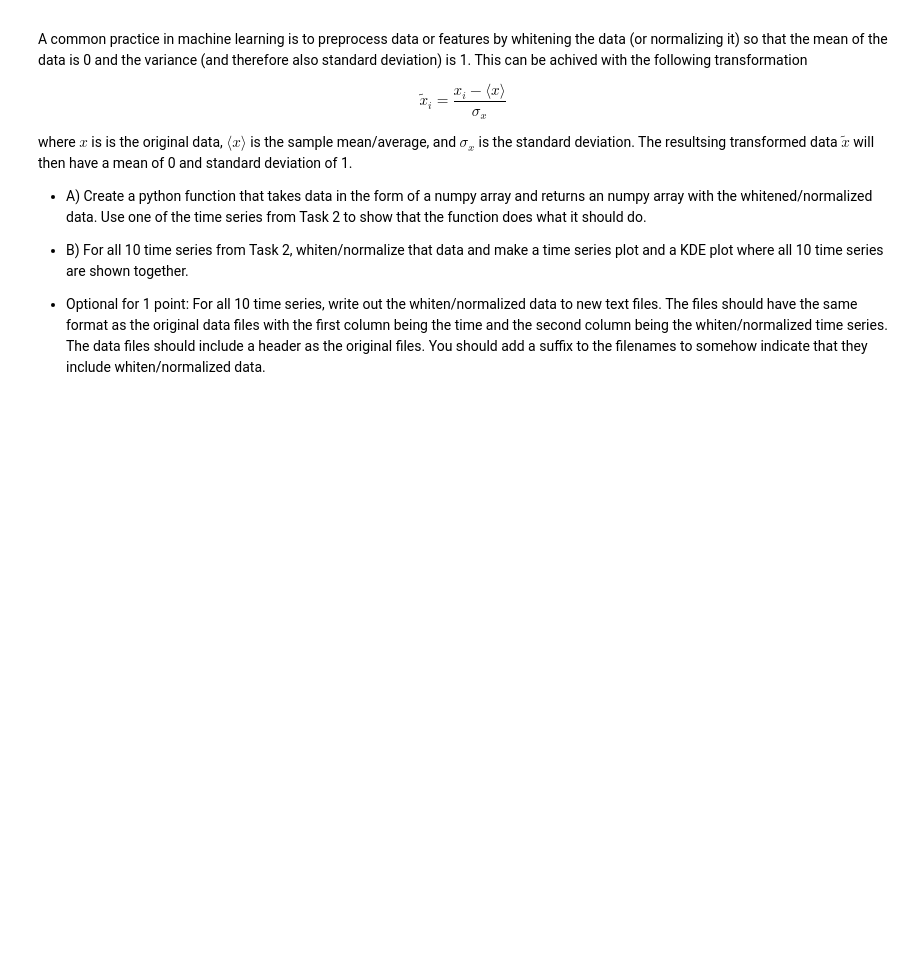
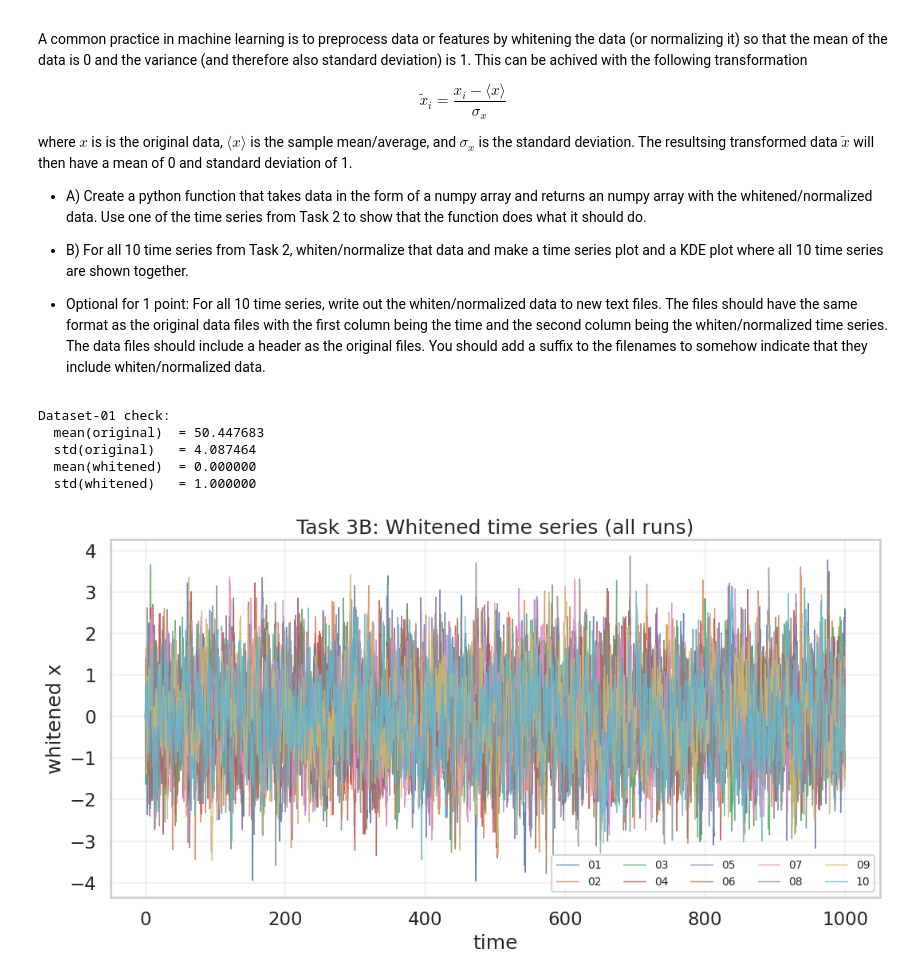
Before and after one commit to SaraAlinejad/vae_test_1, a Jupyter notebook: Alinejad_Assignment_1.ipynb, the cells around one changed output. Drawn from its saved outputs; the diff is of its cells as text; code cells hidden in the pictures; blank space fills up the shorter version.

```diff
--- a/Alinejad_Assignment_1.ipynb
+++ b/Alinejad_Assignment_1.ipynb
@@ -298,3 +392,57 @@ where $x$ is is the original data, $\langle x \rangle$ is the sample mean/averag
 - B) For all 10 time series from Task 2, whiten/normalize that data and make a time series plot and a KDE plot where all 10 time series are shown together.
 
 - Optional for 1 point: For all 10 time series, write out the whiten/normalized data to new text files. The files should have the same format as the original data files with the first column being the time and the second column being the whiten/normalized time series. The data files should include a header as the original files. You should add a suffix to the filenames to somehow indicate that they include whiten/normalized data.
+# %%
+
+def whiten(x: np.ndarray, ddof: int = 1) -> np.ndarray:
+    """
+    Whiten/normalize a 1D numpy array:
+        x_tilde = (x - mean(x)) / std(x)
+
+    ddof=1 gives the sample standard deviation (common in stats).
+    """
+    x = np.asarray(x, dtype=float)
+    mu = np.mean(x)
+    sigma = np.std(x, ddof=ddof)
+    if sigma == 0:
+        raise ValueError("Standard deviation is zero; cannot whiten this data.")
+    return (x - mu) / sigma
+
+
+# --- Demonstration on Dataset-01 ---
+x1 = dfs[0]["x"].values
+x1w = whiten(x1, ddof=1)
+
+print("Dataset-01 check:")
+print(f"  mean(original)  = {np.mean(x1):.6f}")
+print(f"  std(original)   = {np.std(x1, ddof=1):.6f}")
+print(f"  mean(whitened)  = {np.mean(x1w):.6f}")
+print(f"  std(whitened)   = {np.std(x1w, ddof=1):.6f}")
+# %% [output]
+Dataset-01 check:
+  mean(original)  = 50.447683
+  std(original)   = 4.087464
+  mean(whitened)  = 0.000000
+  std(whitened)   = 1.000000
+# %%
+dfs_w = []
+for df in dfs:
+    dfw = df.copy()
+    dfw["x_white"] = whiten(dfw["x"].values, ddof=1)
+    dfs_w.append(dfw)
+
+all_w = pd.concat(dfs_w, ignore_index=True)
+# %%
+plt.figure(figsize=(11, 6))
+for i, dfw in enumerate(dfs_w, start=1):
+    plt.plot(dfw["time"], dfw["x_white"], lw=1, alpha=0.85, label=f"{i:02d}")
+
+plt.xlabel("time")
+plt.ylabel("whitened x")
+plt.title("Task 3B: Whitened time series (all runs)")
+plt.grid(True, alpha=0.25)
+plt.legend(ncol=5, fontsize=10)
+plt.tight_layout()
+plt.show()
+# %% [output]
+[figure, added]
```
Also changed, not shown: parts of 15 cells of this notebook.
